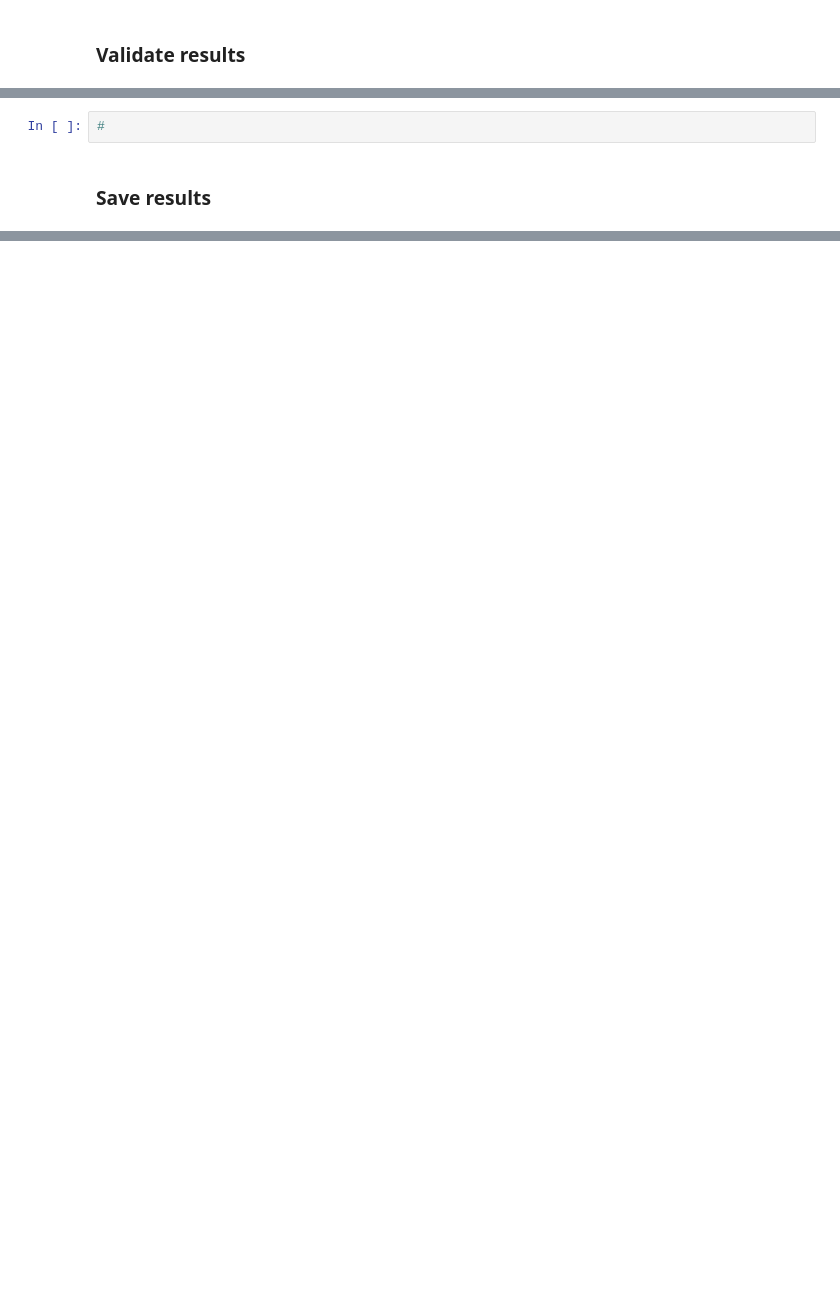
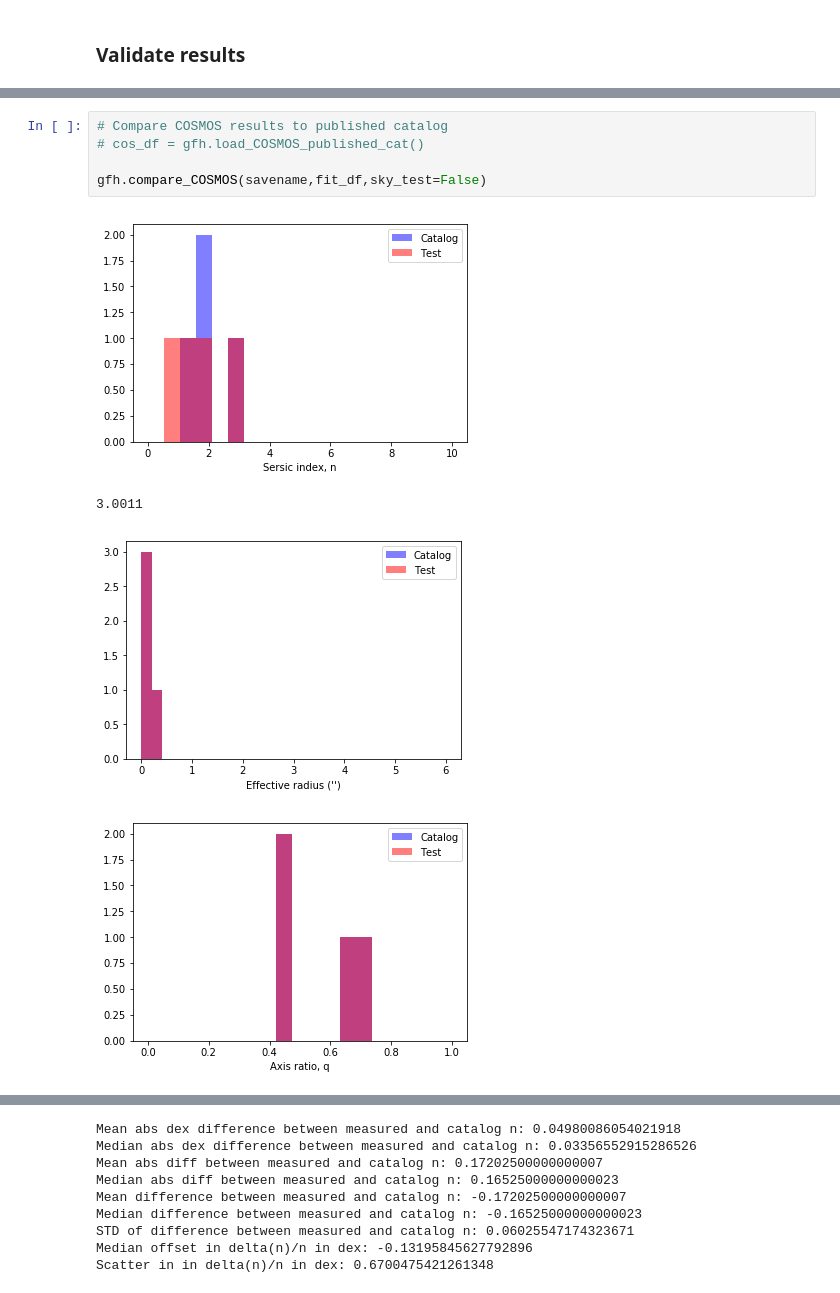
Before and after one commit to enoordeh/GalaxyPops, a Jupyter notebook: Analysis/COSMOS/COSMOS_galfit.ipynb, the cells around one changed output, grey strips where cells are left out. Cells and saved outputs as stored; diff of their text form; blank space fills up the shorter version.

```diff
--- a/Analysis/COSMOS/COSMOS_galfit.ipynb
+++ b/Analysis/COSMOS/COSMOS_galfit.ipynb
@@ -147,4 +183,10 @@ Returning results as DataFrame
-# %%
-#
-# %% [markdown]
-### Save results
+# %%
+# Compare COSMOS results to published catalog
+# cos_df = gfh.load_COSMOS_published_cat()
+
+gfh.compare_COSMOS(savename,fit_df,sky_test=False)
+# %% [output]
+[figure, added]
+3.0011
+[figure, added]
+[figure, added]
@@ -150,0 +198,9 @@ Returning results as DataFrame
+Mean abs dex difference between measured and catalog n: 0.04980086054021918
+Median abs dex difference between measured and catalog n: 0.03356552915286526
+Mean abs diff between measured and catalog n: 0.17202500000000007
+Median abs diff between measured and catalog n: 0.16525000000000023
+Mean difference between measured and catalog n: -0.17202500000000007
+Median difference between measured and catalog n: -0.16525000000000023
+STD of difference between measured and catalog n: 0.06025547174323671
+Median offset in delta(n)/n in dex: -0.13195845627792896
+Scatter in in delta(n)/n in dex: 0.6700475421261348
```
Also changed, not shown: parts of 5 cells of this notebook, 4 other files.
